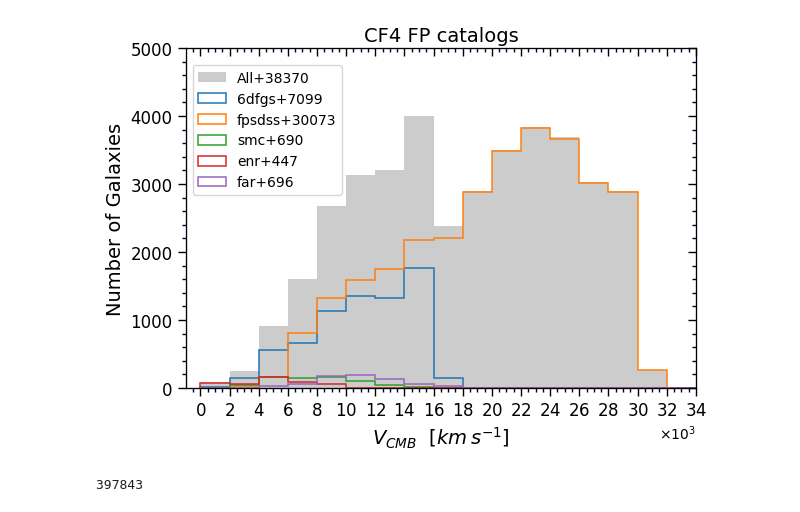
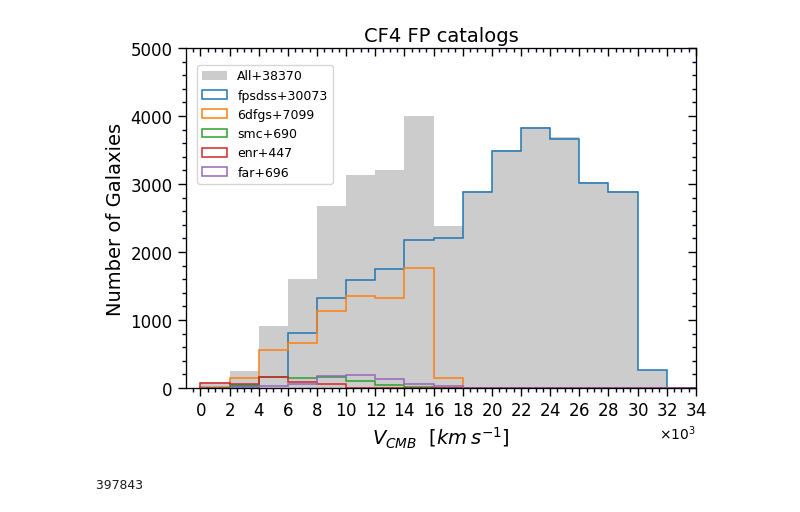
Before and after one commit to ekourkchi/CF4catalog, a Jupyter notebook: FP_aitoff.ipynb, the cells around one changed output. Drawn from its saved outputs; the diff is of its cells as text; code cells hidden in the pictures.

```diff
--- a/FP_aitoff.ipynb
+++ b/FP_aitoff.ipynb
@@ -113,40 +113,40 @@ bins=np.arange(0,36000,2000)
 val = df.Vcmb.values
 ax.hist(val, bins=bins, histtype='bar', label='All+'+str(len(val)), color='k', lw=1.7, alpha=0.2)
 
+val = df[df["DM_fpsdss"]!=0]["Vcmb"].values
+ax.hist(val, bins=bins, histtype='step', label='fpsdss+'+str(len(val)), lw=1.1)
+
 val = df[df["DM_6dfgs"]!=0]["Vcmb"].values
 ax.hist(val, bins=bins, histtype='step', label='6dfgs+'+str(len(val)), lw=1.1)
-
-val = df[df["DM_fpsdss"]!=0]["Vcmb"].values
-ax.hist(val, bins=bins, histtype='step', label='fpsdss+'+str(len(val)), lw=1.1)
 
 val = df[df["DM_smc"]!=0]["Vcmb"].values
 ax.hist(val, bins=bins, histtype='step', label='smc+'+str(len(val)), lw=1.1)
 
 val = df[df["DM_enr"]!=0]["Vcmb"].values
 ax.hist(val, bins=bins, histtype='step', label='enr+'+str(len(val)), lw=1.1)
 
 val = df[df["DM_far"]!=0]["Vcmb"].values
 ax.hist(val, bins=bins, histtype='step', label='far+'+str(len(val)), lw=1.1)
 
 
 x_ax, y_ax = set_axes(ax, [-1000,34000], [0,5000], fontsize=12, inout='out')
 
 
 ax.set_xlabel(r"$V_{CMB}$"+"  "+r'$[km \/ s^{-1}]$', fontsize=14)
 ax.set_ylabel("Number of Galaxies", fontsize=14)
 
-ax.legend(bbox_to_anchor=(0.32, 0.97), loc='upper right', fontsize=10)
+ax.legend(bbox_to_anchor=(0.30, 0.97), loc='upper right', fontsize=9)
 
 x_ax.set_xticks(np.arange(0, 36000, step=2000))
 ax.set_xticks(np.arange(0, 36000, step=2000))
 
 
 ax.set_title("CF4 FP catalogs", fontsize=14, pad=5)
 
 ax.xaxis.set_major_formatter(OOMFormatter(3, "%d"))
 ax.ticklabel_format(axis='x', style='sci')
 # %% [output]
-[figure, old version]
+[figure, new version]
 # %%
 leda = pd.read_csv('Leda_bar.csv', delimiter='|')
 leda = leda.set_index('PGC')
```
Also changed, not shown: parts of 15 cells of this notebook, 2 other files.
